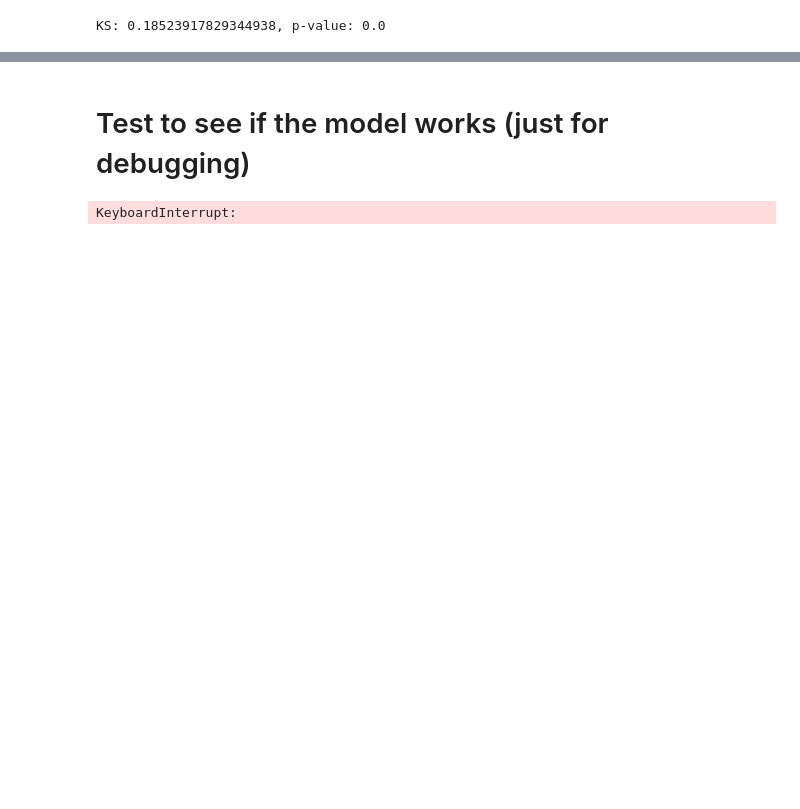
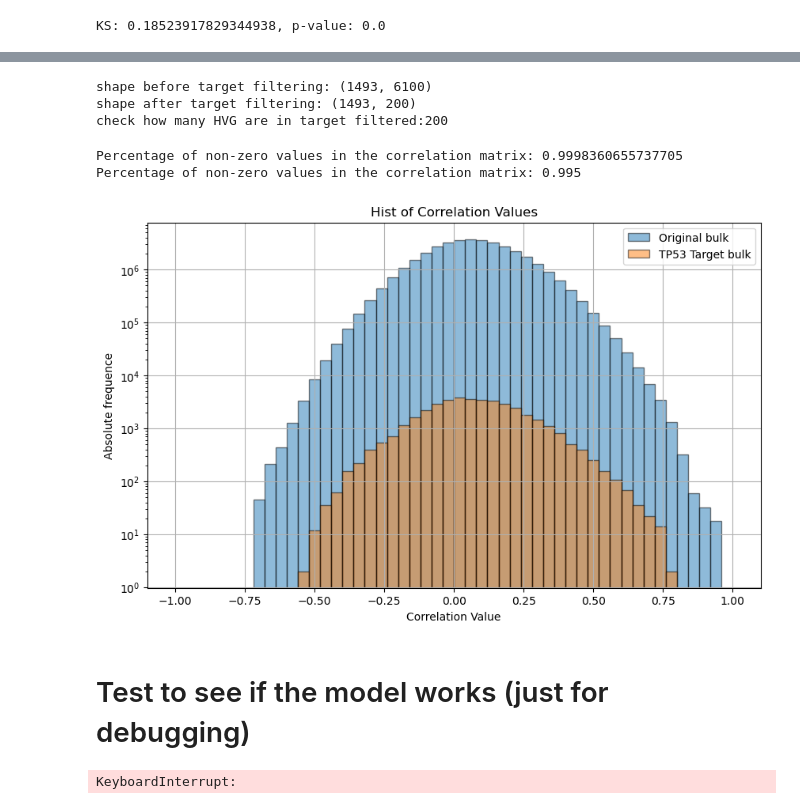
Before and after one commit to tommasoravasio/scRNAseq-GNN-binary-tp53, a Jupyter notebook: notebooks/main_experiment.ipynb, the cells around one changed output, grey strips where cells are left out. Saved outputs shown, nothing was run; the diff lists cells and outputs as text; code cells hidden in the pictures; blank space fills up the shorter version.

```diff
--- a/notebooks/main_experiment.ipynb
+++ b/notebooks/main_experiment.ipynb
@@ -351,3 +358,7 @@ stat, pval = ks_2samp(mat.flatten(), mat_tab1.flatten())
 print(f"KS: {stat}, p-value: {pval}")
 # %% [output]
 KS: 0.18523917829344938, p-value: 0.0
+# %%
+#import bulk data
+df_bulk=pd.read_csv("../data/Target_genes/BulkCCLE_da_michele.csv")
+df_bulk.head()
@@ -354,3 +373,32 @@ KS: 0.18523917829344938, p-value: 0.0
+# %%
+#convert mutation_type to mut/wt
+df_bulk["mutation_type"]= np.where(df_bulk["mutation_type"]=="wt","wt","mut" )
+#pulisci colonne
+df_bulk.columns=[col.split(" ")[0].strip() for col in df_bulk.columns]
+#crea df target bulk
+df_bulk_tab1_gene_symbol = [gene for gene in tab1["Gene Symbol"] if gene in df_bulk.columns]
+df_tab1_bulk = df_bulk[df_bulk_tab1_gene_symbol].copy()
+# %%
+print(f"shape before target filtering: {df_bulk.shape}")
+print(f"shape after target filtering: {df_tab1_bulk.shape}")
+n_correspondence = len([col in df.columns[:-1]  for col in df_tab1_bulk.columns] )
+print(f"check how many HVG are in target filtered:{n_correspondence} ")
+# %% [output]
+shape before target filtering: (1493, 6100)
+shape after target filtering: (1493, 200)
+check how many HVG are in target filtered:200
+# %%
+mat_original_bulk=network_constructor.build_correlation_matrix(df_bulk, corr_threshold=0, p_value_threshold= 1, p_val="no") #PER ORA NO THRESHOLD
+network_constructor.check_percentage_of_zeros(mat_original_bulk)
+mat_tab1_bulk=network_constructor.build_correlation_matrix(df_tab1_bulk, corr_threshold=0, p_value_threshold= 1, p_val="no") #PER ORA NO THRESHOLD
+network_constructor.check_percentage_of_zeros(mat_tab1_bulk)
+# %% [output]
+Percentage of non-zero values in the correlation matrix: 0.9998360655737705
+Percentage of non-zero values in the correlation matrix: 0.995
+# %%
+plot_frequency_of_correlation_values({"Original bulk":mat_original_bulk,"TP53 Target bulk":mat_tab1_bulk})
+# %% [output]
+[figure, added]
 # %% [markdown]
 # Test to see if the model works (just for debugging)
 # %%
```
Also changed, not shown: parts of 5 cells of this notebook, 8 other files.
